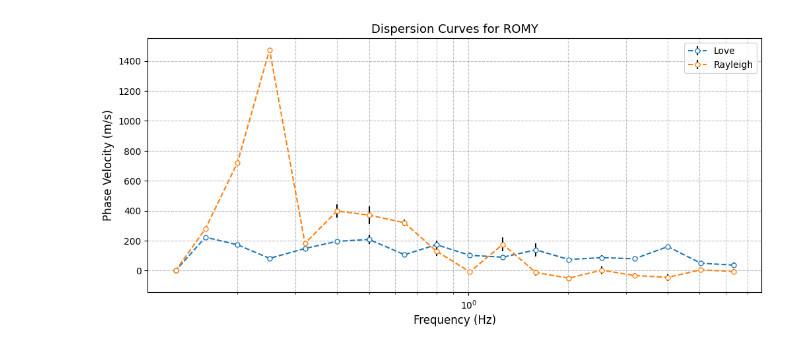
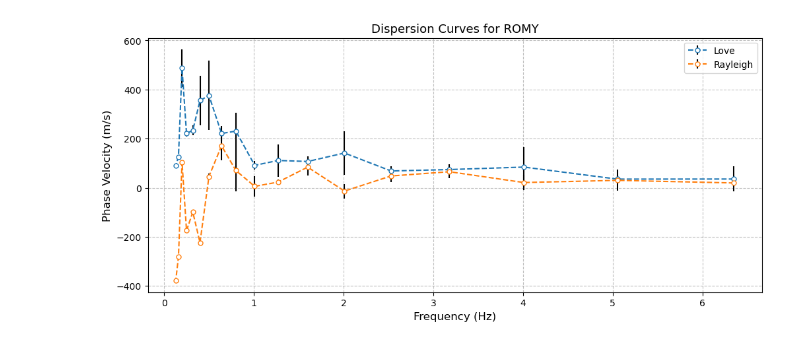
Before and after one commit to andbrocode/notebooks2, a Jupyter notebook: VelocityChanges/ROLODE_v3_plot.ipynb, the cells around one changed output. Cells and saved outputs as stored; diff of their text form; code cells hidden in the pictures.

Commit message:
updates andbro

```diff
--- a/VelocityChanges/ROLODE_v3_plot.ipynb
+++ b/VelocityChanges/ROLODE_v3_plot.ipynb
@@ -10,6 +10,22 @@ import matplotlib.pyplot as plt
 
 from obspy import UTCDateTime
 from pandas import read_csv
+# %%
+if os.uname().nodename == 'lighthouse':
+    root_path = '/home/andbro/'
+    data_path = '/home/andbro/kilauea-data/'
+    archive_path = '/home/andbro/freenas/'
+    bay_path = '/home/andbro/bay200/'
+elif os.uname().nodename == 'kilauea':
+    root_path = '/home/brotzer/'
+    data_path = '/import/kilauea-data/'
+    archive_path = '/import/freenas-ffb-01-data/'
+    bay_path = '/bay200/'
+elif os.uname().nodename == 'lin-ffb-01':
+    root_path = '/home/brotzer/'
+    data_path = '/import/kilauea-data/'
+    archive_path = '/import/freenas-ffb-01-data/'
+    bay_path = '/bay200/'
 # %%
 sta = "VROMY"
 
@@ -19,17 +35,16 @@ sta = "VROMY"
 # tbeg = "2023-09-08"
 # tend = "2023-09-09"
 
-tbeg = "2024-03-25"
-tend = "2024-03-25"
+tbeg = "2024-03-22"
+tend = "2024-03-24"
 
-rpath = "/import/kilauea-data/"
-# rpath = "/home/andbro/kilauea-data/"
+# data_path = "/home/andbro/kilauea-data/"
 
-path_to_conf = rpath+"VelocityChanges/data/VROMY/sds/"
+path_to_conf = data_path+"VelocityChanges/data/VROMY/sds/"
 
-path = rpath+"VelocityChanges/data/VROMY/ROLODE/VROMY_HH/"
+path = data_path+"VelocityChanges/data/VROMY/ROLODE/VROMY_HH/"
 
-path_to_figs = rpath+"VelocityChanges/figures/"
+path_to_figs = data_path+"VelocityChanges/figures/"
 
 name = f"{sta}_{UTCDateTime(tbeg).date}_{UTCDateTime(tend).date}"
 
@@ -50,32 +65,32 @@ def __makeplot():
 
     font = 12
 
     fig, ax = plt.subplots(Nrow, Ncol, figsize=(12, 5), sharex=True)
 
     plt.subplots_adjust(hspace=0.1)
 
     ax.errorbar(df_love['frequency'], df_love['mean'], yerr=df_love['std'],
                 ls="--", ms=5, marker="o", label="Love", ecolor="k", markerfacecolor="w")
     ax.errorbar(df_rayl['frequency'], df_rayl['mean'], yerr=df_rayl['std'],
                 ls="--", ms=5, marker="o", label="Rayleigh", ecolor="k", markerfacecolor="w")
 
-    ax.set_xscale("log")
+    # ax.set_xscale("log")
 
     # ax.set_ylim(0, 1.1*max(max(df_love['mean']), max(df_rayl['mean'])))
 
     ax.grid(which="both", ls="--", color="grey", alpha=0.5, zorder=0)
 
     ax.legend(loc=1)
 
     ax.set_ylabel("Phase Velocity (m/s)", fontsize=font)
     ax.set_xlabel("Frequency (Hz)", fontsize=font)
     ax.set_title("Dispersion Curves for ROMY", fontsize=font+1)
 
     plt.show();
     return fig
 
 fig = __makeplot();
 
 fig.savefig(path_to_figs+f"Dispersion_{tbeg}_{tend}.png", format="png", dpi=150, bbox_inches='tight')
 # %% [output]
-[figure, old version]
+[figure, new version]
```
Also changed, not shown: 2 other files.
